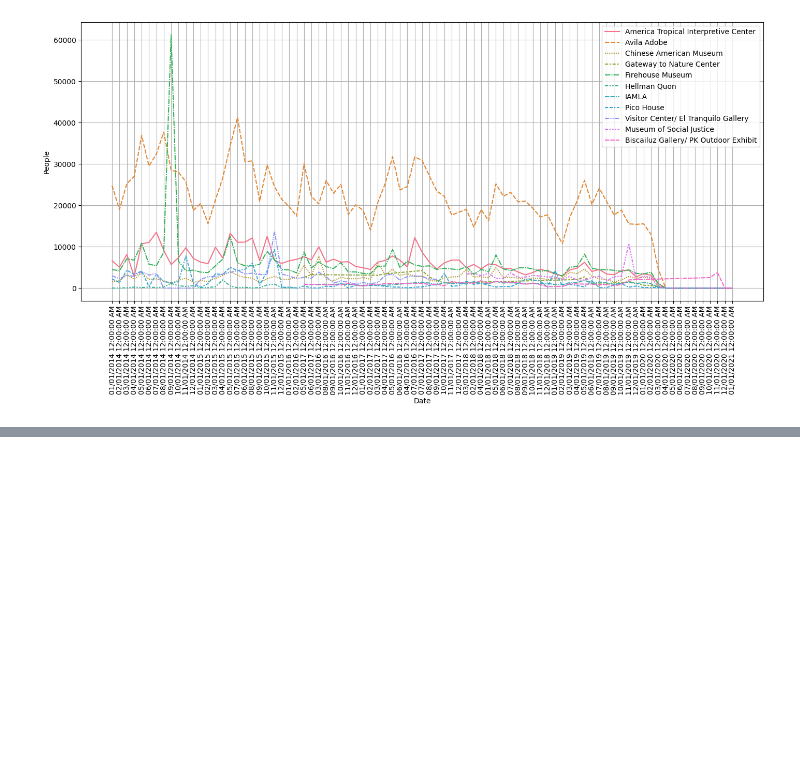
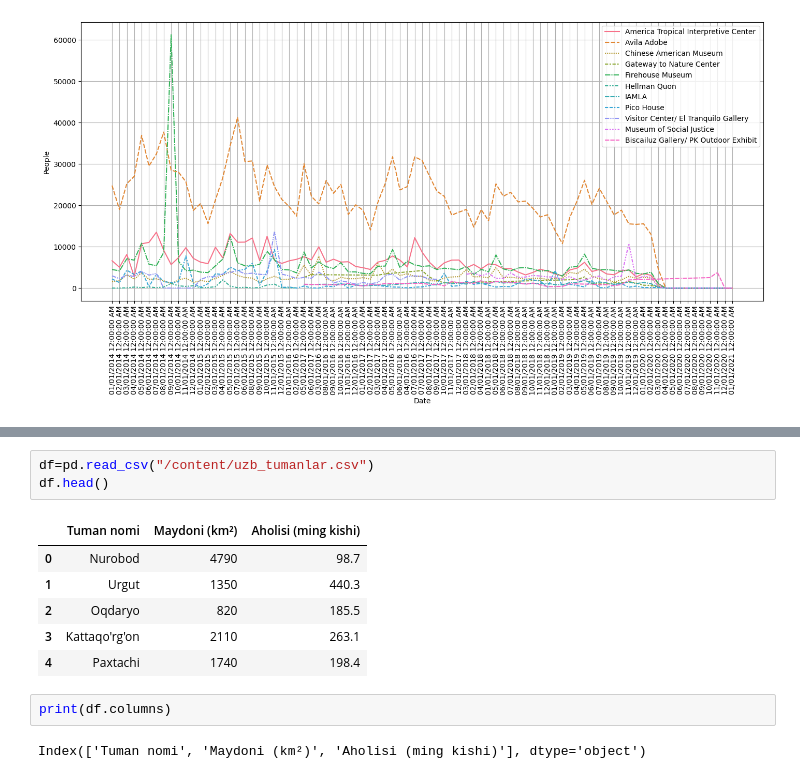
Before and after one commit to baxronovferuz1/DataScience_Np, a Jupyter notebook: Vizualization.ipynb, the cells around one changed output, grey strips where cells are left out. Saved outputs shown, nothing was run; the diff lists cells and outputs as text; blank space fills up the shorter version.

```diff
--- a/Vizualization.ipynb
+++ b/Vizualization.ipynb
@@ -93,0 +100,14 @@ plt.show()
+# %%
+df=pd.read_csv("/content/uzb_tumanlar.csv")
+df.head()
+# %% [output]
+|  | Tuman nomi | Maydoni (km²) | Aholisi (ming kishi) |
+| 0 | Nurobod | 4790 | 98.7 |
+| 1 | Urgut | 1350 | 440.3 |
+| 2 | Oqdaryo | 820 | 185.5 |
+| 3 | Kattaqo'rg'on | 2110 | 263.1 |
+| 4 | Paxtachi | 1740 | 198.4 |
+# %%
+print(df.columns)
+# %% [output]
+Index(['Tuman nomi', 'Maydoni (km²)', 'Aholisi (ming kishi)'], dtype='object')
```
Also changed, not shown: parts of 23 cells of this notebook.
